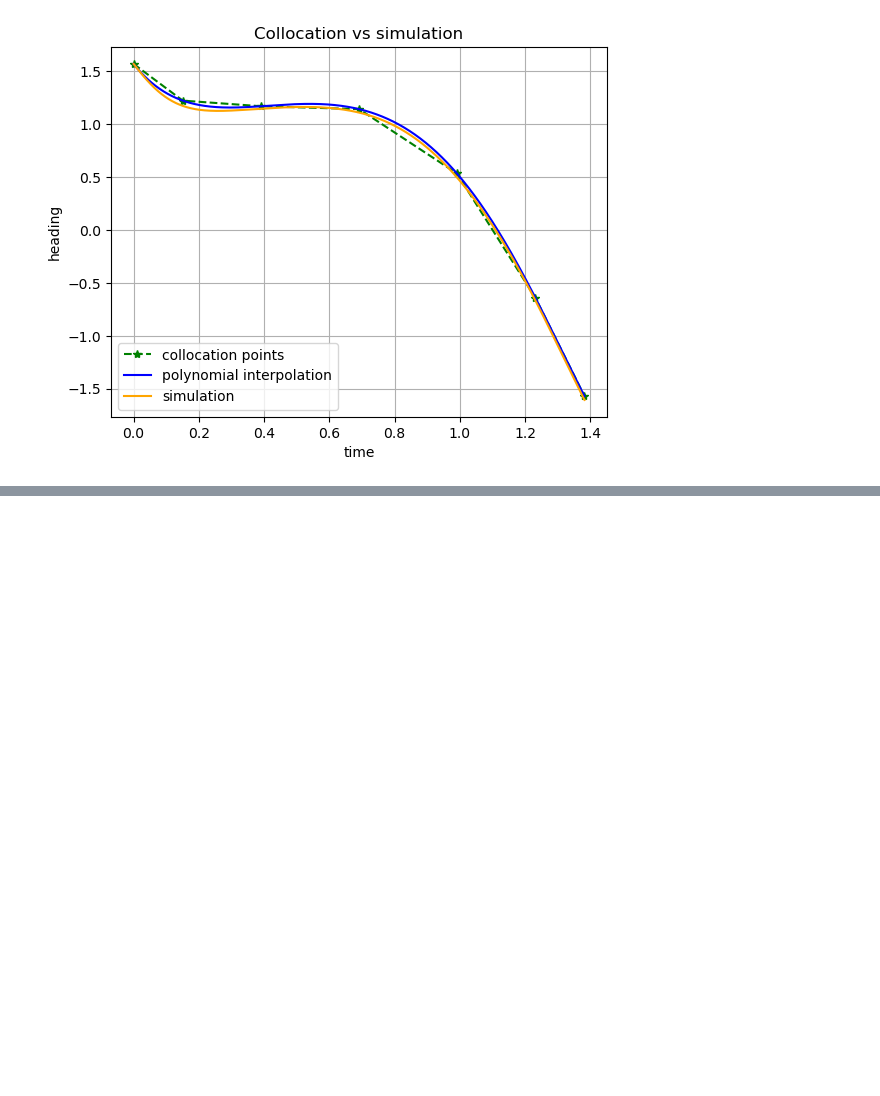
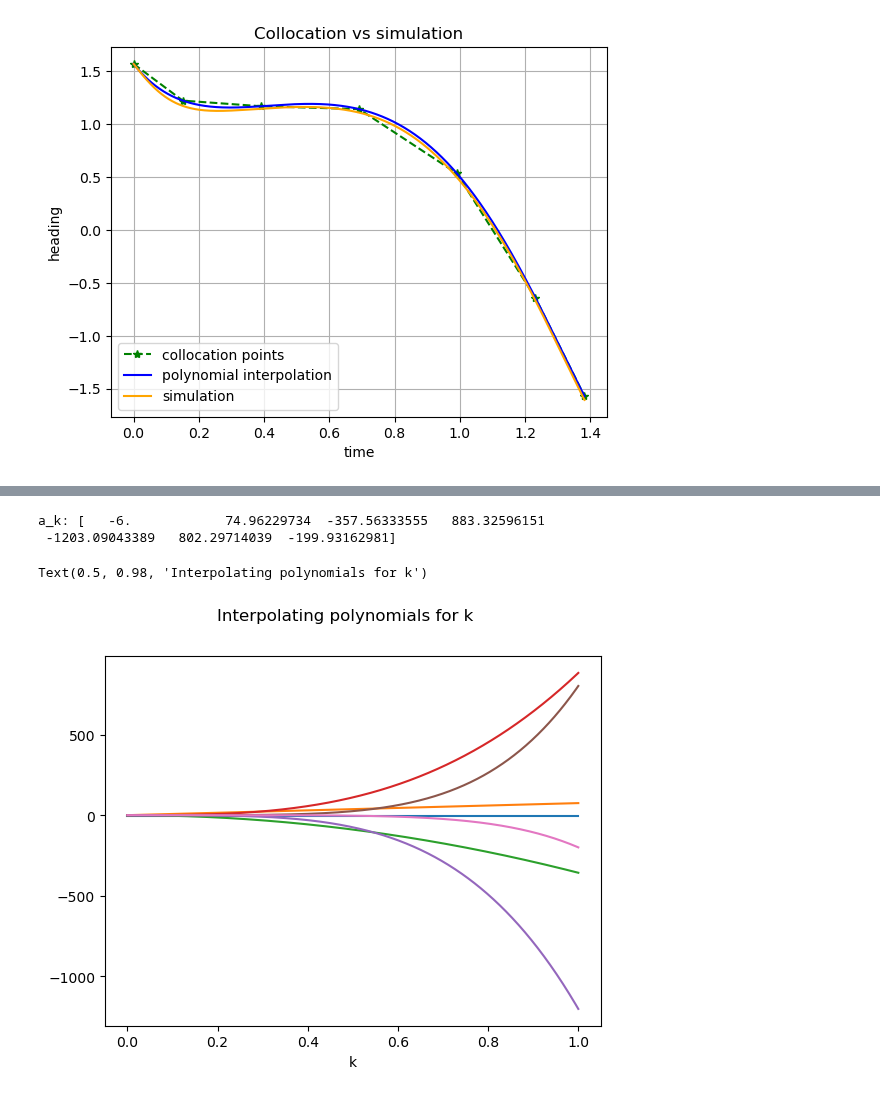
Before and after one commit to arthurrichards77/smply, a Jupyter notebook: collocation.ipynb, the cells around one changed output, grey strips where cells are left out. Drawn from its saved outputs; the diff is of its cells as text; code cells hidden in the pictures; blank space fills up the shorter version.

```diff
--- a/collocation.ipynb
+++ b/collocation.ipynb
@@ -561,3 +581,17 @@ plt.show()
+# %%
+print(f"a_k: {a_k}")
+
+fig, ax = plt.subplots()
+tau = np.linspace(0, 1, 1000)
+[ax.plot(tau, a_k[i]*(tau**i)) for i in range(num_colloc)]
+ax.set_xlabel(r'$\tau$')
+ax.set_xlabel('k')
+fig.suptitle("Interpolating polynomials for k")
+# %% [output]
+a_k: [   -6.            74.96229734  -357.56333555   883.32596151
+ -1203.09043389   802.29714039  -199.93162981]
+Text(0.5, 0.98, 'Interpolating polynomials for k')
+[figure, added]
 # %%
 #colloc_dist = np.array([0,0.15,0.35,0.65,0.85,1.0])
 #colloc_dist = np.array([0,0.25,0.75,1.0])
```
Also changed, not shown: parts of 24 cells of this notebook.
